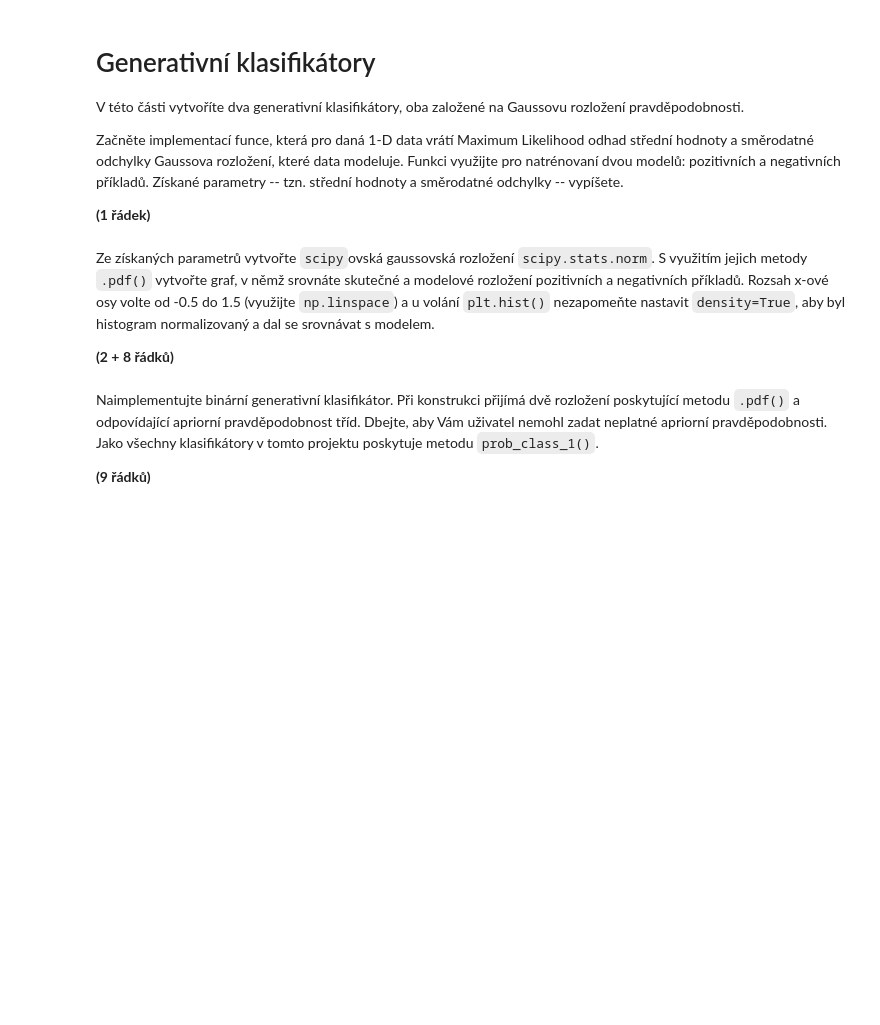
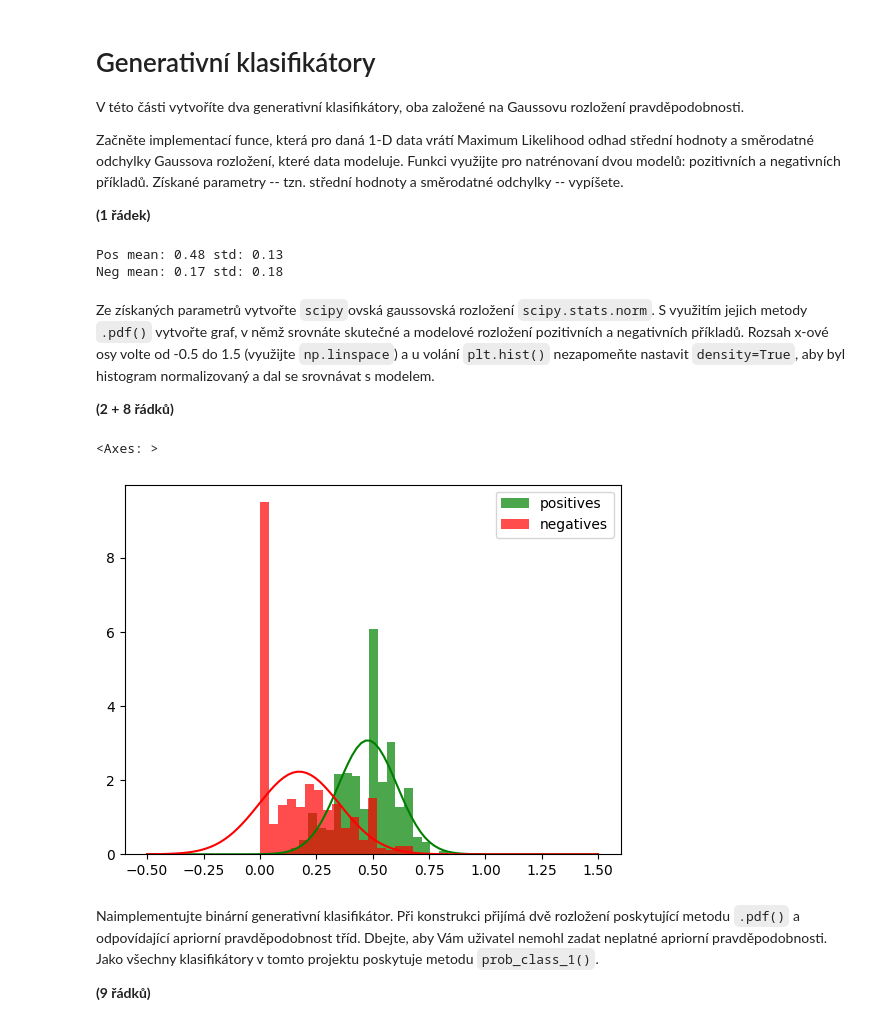
Before and after one commit to AdamZvara/sui-projekt2, a Jupyter notebook: zadani.ipynb, the cells around one changed output. Cells and saved outputs as stored; diff of their text form; code cells hidden in the pictures; blank space fills up the shorter version.

```diff
--- a/zadani.ipynb
+++ b/zadani.ipynb
@@ -99,13 +123,16 @@ Získané parametry -- tzn. střední hodnoty a směrodatné odchylky -- vypíš
 **(1 řádek)**
 # %%
 def mle_gauss_1d(data):
-    return None
+    return (np.mean(data), np.std(data))
 
 mu_pos, std_pos = mle_gauss_1d(train_dataset.pos[:, FOI])
 mu_neg, std_neg = mle_gauss_1d(train_dataset.neg[:, FOI])
 
 print('Pos mean: {:.2f} std: {:.2f}'.format(mu_pos, std_pos))
 print('Neg mean: {:.2f} std: {:.2f}'.format(mu_neg, std_neg))
+# %% [output]
+Pos mean: 0.48 std: 0.13
+Neg mean: 0.17 std: 0.18
 # %% [markdown]
 Ze získaných parametrů vytvořte `scipy`ovská gaussovská rozložení `scipy.stats.norm`.
 S využitím jejich metody `.pdf()` vytvořte graf, v němž srovnáte skutečné a modelové rozložení pozitivních a negativních příkladů.
@@ -119,3 +142,18 @@ pass
+# %%
+norm_pos = scipy.stats.norm(mu_pos, std_pos)
+norm_neg = scipy.stats.norm(mu_neg, std_neg)
+
+fig, ax = plt.subplots(1, 1)
+xs = np.linspace(-0.5, 1.5, 100)
+ax.plot(xs, norm_pos.pdf(xs), color=colors[0])
+ax.plot(xs, norm_neg.pdf(xs), color=colors[1])
+ax.hist(train_dataset.pos[:, FOI], bins=20, label=labels[0], color=colors[0], density=True, alpha=0.7)
+ax.hist(train_dataset.neg[:, FOI], bins=20, label=labels[1], color=colors[1], density=True, alpha=0.7)
+ax.legend()
+ax
+# %% [output]
+<Axes: >
+[figure, added]
 # %% [markdown]
 Naimplementujte binární generativní klasifikátor.
 Při konstrukci přijímá dvě rozložení poskytující metodu `.pdf()` a odpovídající apriorní pravděpodobnost tříd.
```
Also changed, not shown: parts of 12 cells of this notebook.
